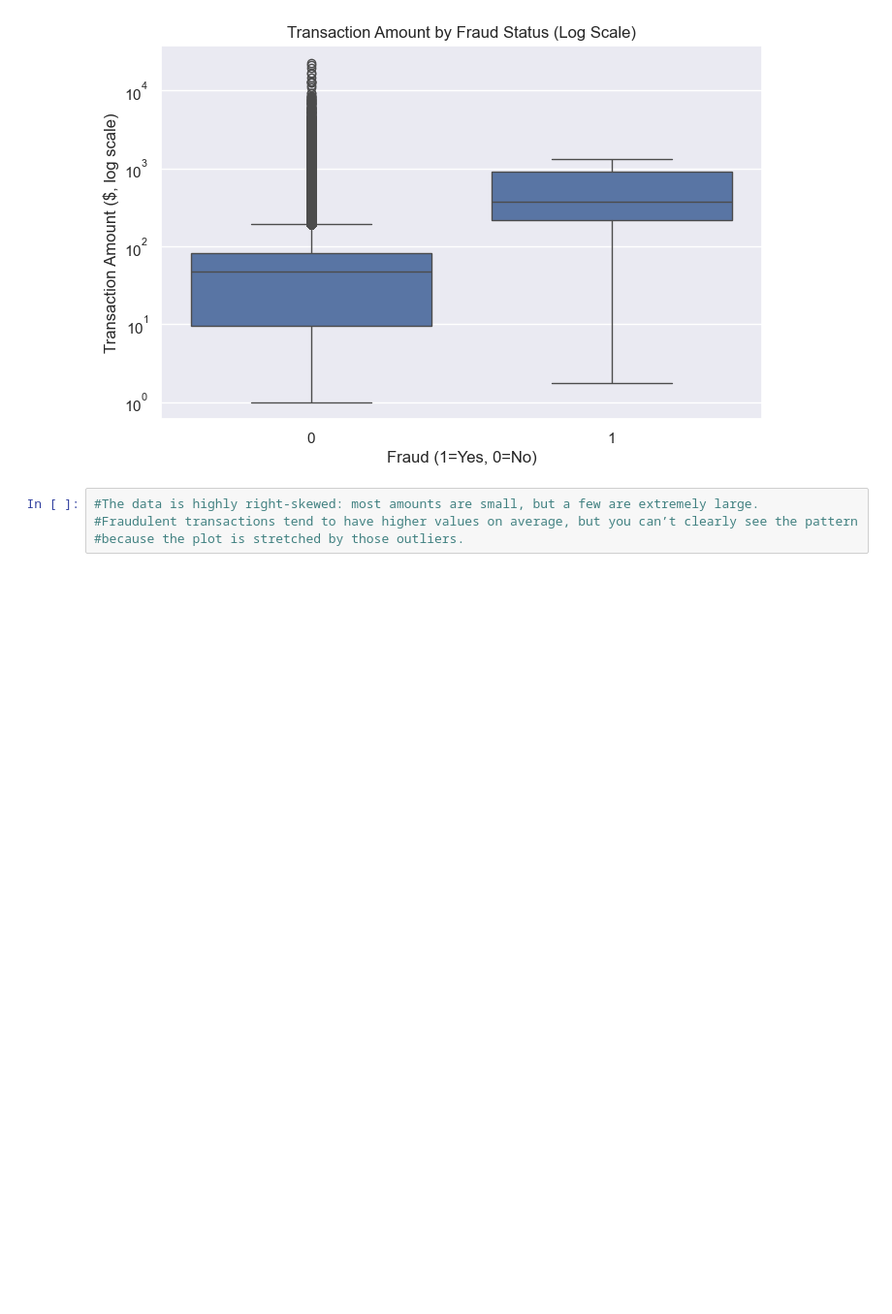
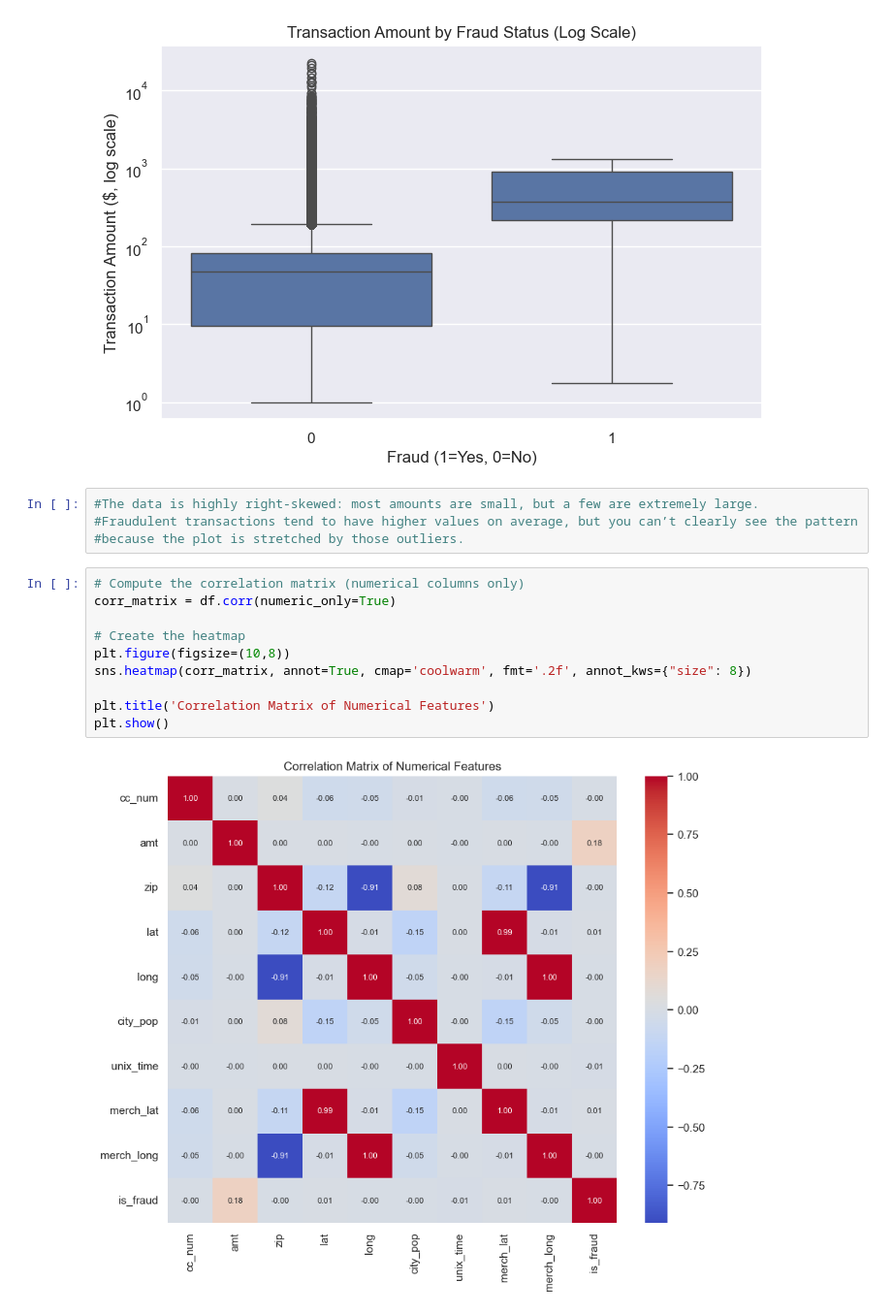
Before and after one commit to diananelly/DataScience, a Jupyter notebook: CardFraudDetection.ipynb, the cells around one changed output. Shown at 97% size. Cells and saved outputs as stored; diff of their text form; blank space fills up the shorter version.

```diff
--- a/CardFraudDetection.ipynb
+++ b/CardFraudDetection.ipynb
@@ -116,3 +127,15 @@ plt.show()
 #The data is highly right-skewed: most amounts are small, but a few are extremely large.
 #Fraudulent transactions tend to have higher values on average, but you can’t clearly see the pattern
 #because the plot is stretched by those outliers.
+# %%
+# Compute the correlation matrix (numerical columns only)
+corr_matrix = df.corr(numeric_only=True)
+
+# Create the heatmap
+plt.figure(figsize=(10,8))
+sns.heatmap(corr_matrix, annot=True, cmap='coolwarm', fmt='.2f', annot_kws={"size": 8})
+
+plt.title('Correlation Matrix of Numerical Features')
+plt.show()
+# %% [output]
+[figure, added]
```
Also changed, not shown: parts of 8 cells of this notebook.
